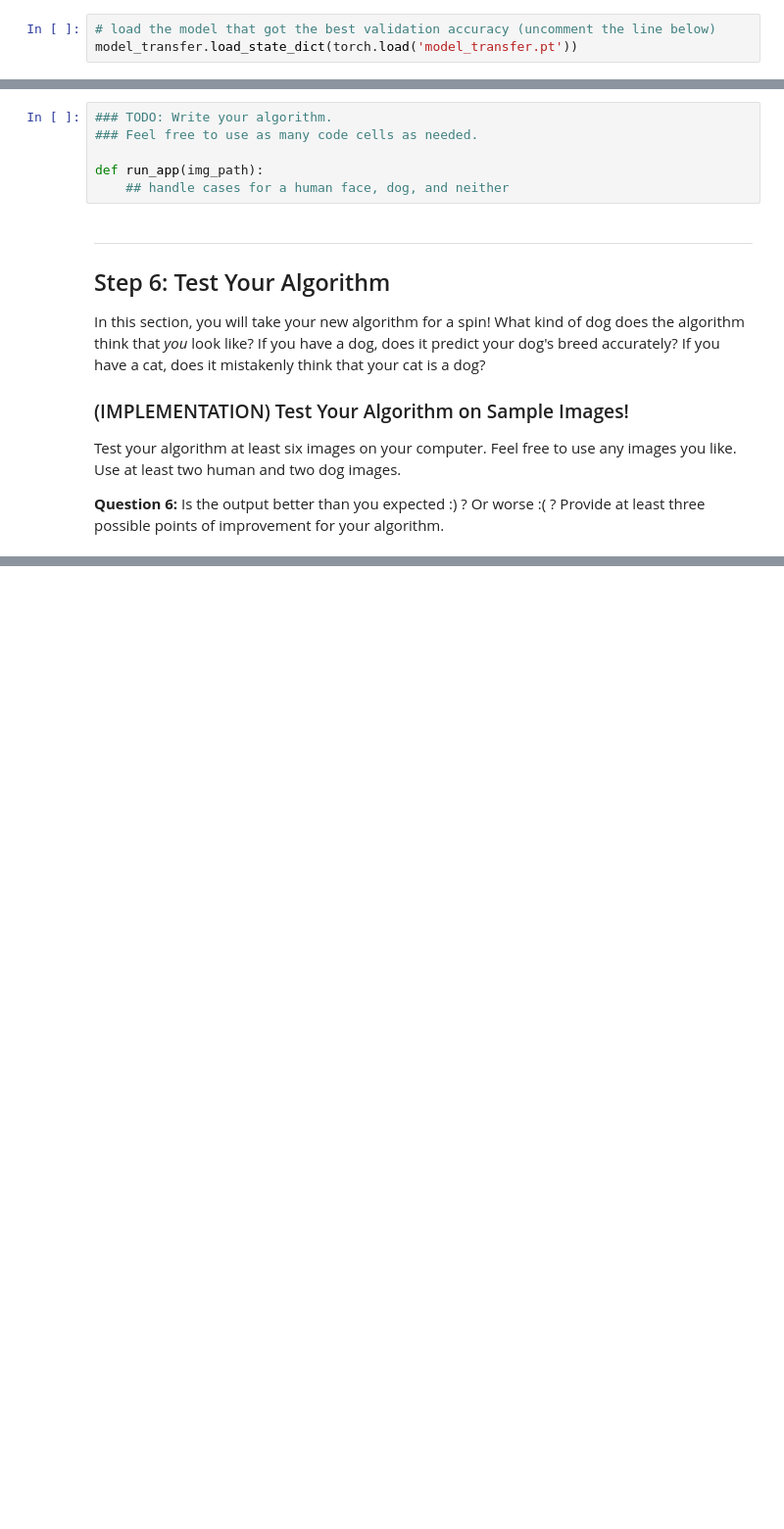
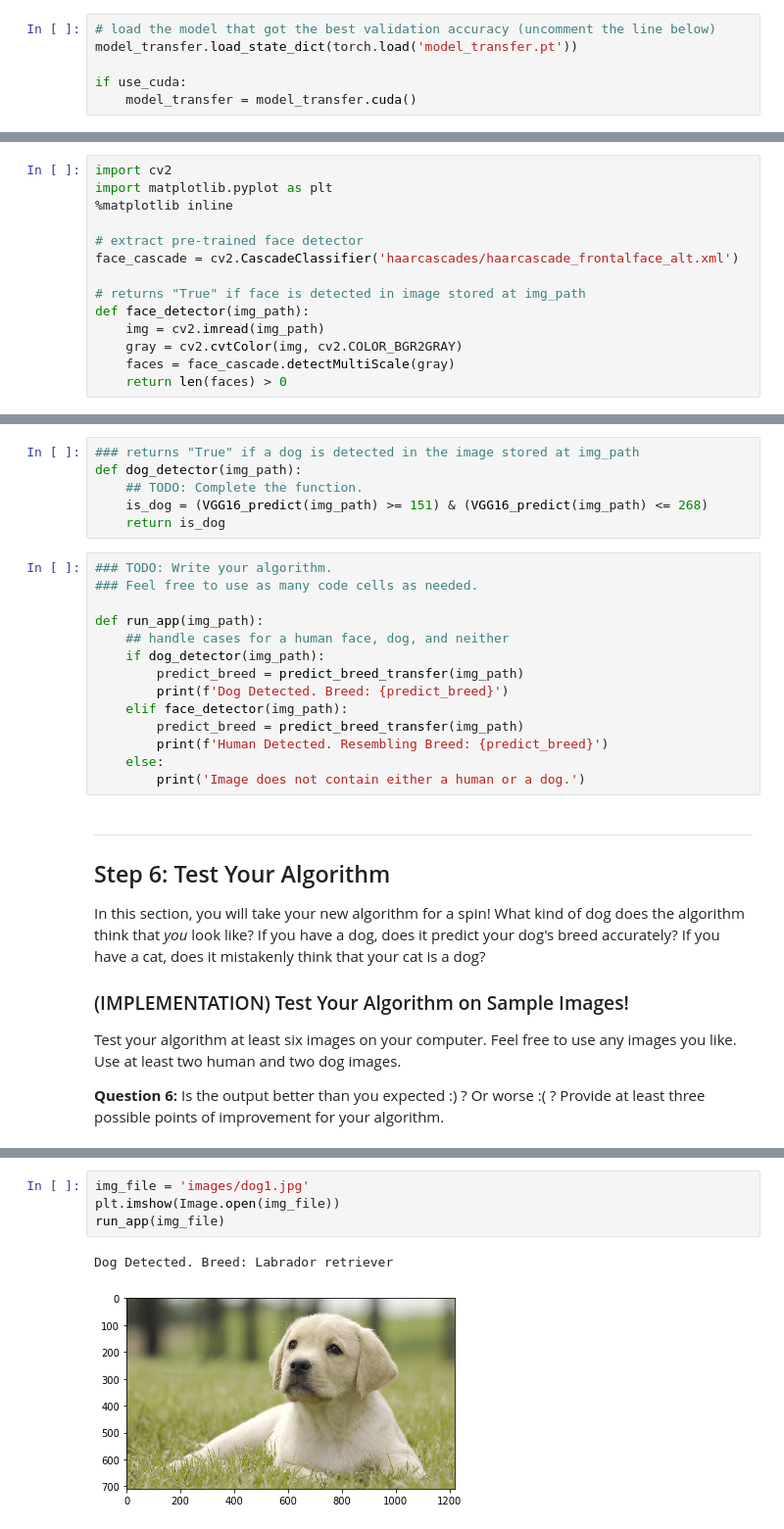
Before and after one commit to pareshppp/UdacityProjects, a Jupyter notebook: Deep-Learning-Nanodegree/deep-learning-v2-pytorch/project-dog-classification/dog_app.ipynb, the cells around one changed output, grey strips where cells are left out. Shown at 98% size. Drawn from its saved outputs; the diff is of its cells as text; blank space fills up the shorter version.

```diff
--- a/Deep-Learning-Nanodegree/deep-learning-v2-pytorch/project-dog-classification/dog_app.ipynb
+++ b/Deep-Learning-Nanodegree/deep-learning-v2-pytorch/project-dog-classification/dog_app.ipynb
@@ -801,6 +818,9 @@ Epoch: 5        Training Loss: 2.025627719428011        Validation Loss: 1.63514
 # %%
 # load the model that got the best validation accuracy (uncomment the line below)
 model_transfer.load_state_dict(torch.load('model_transfer.pt'))
+
+if use_cuda:
+    model_transfer = model_transfer.cuda()
 # %% [markdown]
 ### (IMPLEMENTATION) Test the Model
 
@@ -894,3 +914,17 @@ Some sample output for our algorithm is provided below, but feel free to design
 
 
 ### (IMPLEMENTATION) Write your Algorithm
+# %%
+import cv2
+import matplotlib.pyplot as plt
+%matplotlib inline
+
+# extract pre-trained face detector
+face_cascade = cv2.CascadeClassifier('haarcascades/haarcascade_frontalface_alt.xml')
+
+# returns "True" if face is detected in image stored at img_path
+def face_detector(img_path):
+    img = cv2.imread(img_path)
+    gray = cv2.cvtColor(img, cv2.COLOR_BGR2GRAY)
+    faces = face_cascade.detectMultiScale(gray)
+    return len(faces) > 0
@@ -897,9 +978,23 @@ Some sample output for our algorithm is provided below, but feel free to design
+# %%
+### returns "True" if a dog is detected in the image stored at img_path
+def dog_detector(img_path):
+    ## TODO: Complete the function.
+    is_dog = (VGG16_predict(img_path) >= 151) & (VGG16_predict(img_path) <= 268)
+    return is_dog
 # %%
 ### TODO: Write your algorithm.
 ### Feel free to use as many code cells as needed.
 
 def run_app(img_path):
     ## handle cases for a human face, dog, and neither
+    if dog_detector(img_path):
+        predict_breed = predict_breed_transfer(img_path)
+        print(f'Dog Detected. Breed: {predict_breed}')
+    elif face_detector(img_path):
+        predict_breed = predict_breed_transfer(img_path)
+        print(f'Human Detected. Resembling Breed: {predict_breed}')
+    else:
+        print('Image does not contain either a human or a dog.')
 # %% [markdown]
 ---
 <a id='step6'></a>
@@ -924,0 +1035,7 @@ for file in np.hstack((human_files[:3], dog_files[:3])):
+# %%
+img_file = 'images/dog1.jpg'
+plt.imshow(Image.open(img_file))
+run_app(img_file)
+# %% [output]
+Dog Detected. Breed: Labrador retriever
+[figure, added]
```
Also changed, not shown: parts of 22 cells of this notebook, 7 other files.
